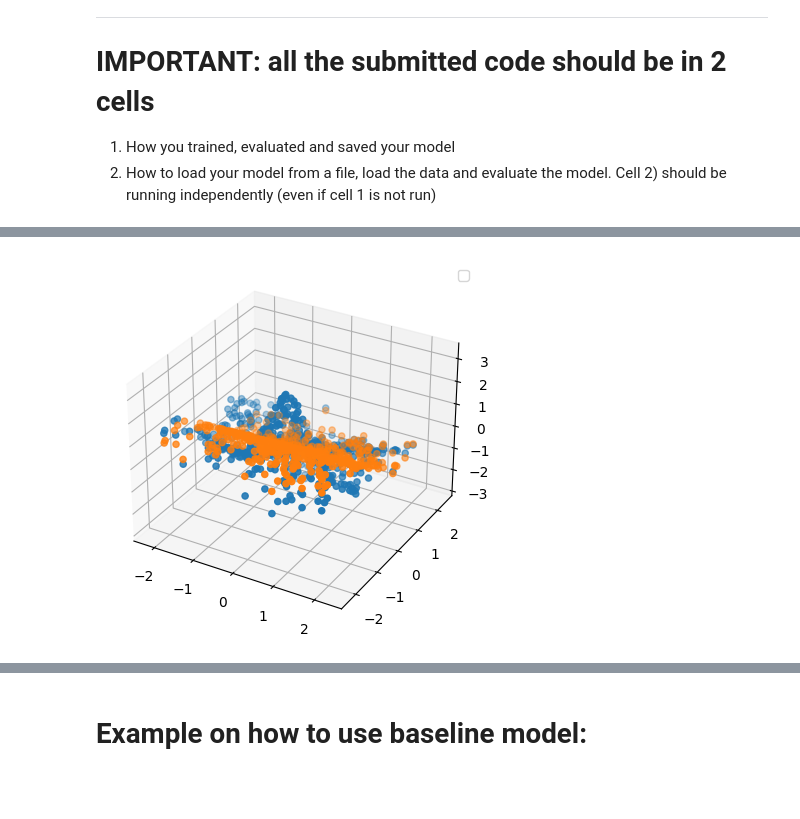
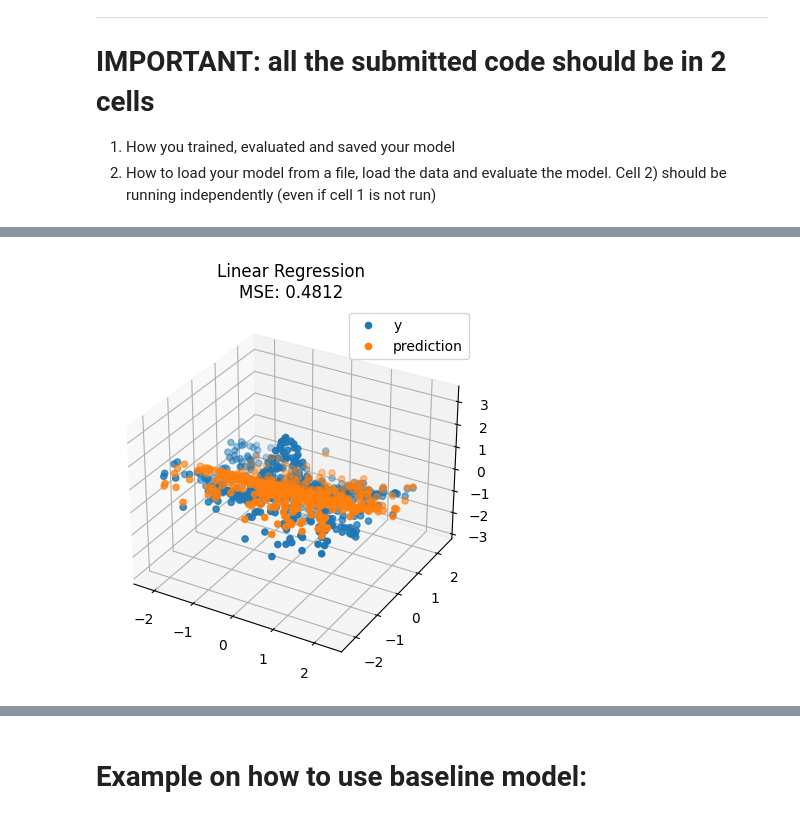
Before and after one commit to cerfedino/MachineLearning, a Jupyter notebook: Assignment 1 - Regression/deliverable/example.ipynb, the cells around one changed output, grey strips where cells are left out. Drawn from its saved outputs; the diff is of its cells as text; code cells hidden in the pictures; blank space fills up the shorter version.

```diff
--- a/Assignment 1 - Regression/deliverable/example.ipynb
+++ b/Assignment 1 - Regression/deliverable/example.ipynb
@@ -9,18 +9,17 @@ Student: Albert Cerfeda
 1) How you trained, evaluated and saved your model
 2) How to load your model from a file, load the data and evaluate the model. Cell 2) should be running independently (even if cell 1 is not run)
 # %%
-# Import libraries
 import io
 import requests
 import numpy as np
 import matplotlib.pyplot as plt # Library for plotting
 import pickle
 
-from sklearn.model_selection import train_test_split    # Function for splitting dataset into train and test
+from sklearn.model_selection import train_test_split
 from sklearn.preprocessing import PolynomialFeatures
 from sklearn.linear_model import LinearRegression
 from sklearn.linear_model import Ridge
-from sklearn.metrics import mean_squared_error          # Function to calculate the Mean Squared Error (our performance measure)
+from sklearn.metrics import mean_squared_error
 from tensorflow import keras
 from keras.callbacks import EarlyStopping
 from keras.models import Sequential
@@ -34,10 +33,7 @@ x = data.f.x
 y = data.f.y.reshape(-1,1)
 
 
-# T1
-# Use the family of models f(x, theta) = theta_0 + theta_1 * x_1 + theta_2 * x_2 + theta_3 * sin(x_2) + theta_4 * x_1 * x_2 to fit the data:
-# - Use the first 80% of the data for training and the remaining 20% for testing
-
+# T1 : Solving using sklearn.LinearRegression()
 # Split data into training data and test data
 # 0.7 means 70% of the data is used for training and 30% for testing
 # We shuffle the data to grant the independetly and identically distributed properties of the data
@@ -53,10 +49,6 @@ x_test  = test[:, 0:2]
 y_test  = test[:, -1]
 
 # 2 features - 5 parameters
-def linear_function(x, theta):
-    y = theta[0] + x[1]*theta[1] + x[2]*theta[2] + sin(x[2])*theta[3] + theta[4] * x[1] * x[2]
-    return y
-
 def compact_form(x):
     ones_vector = np.ones((x.shape[0],1))
     x = x.reshape(-1,2)
@@ -67,7 +59,7 @@ x_test_compact = compact_form(x_test)
 ## Solving using sklearn.LinearRegression()
 t1_d_linear_model = LinearRegression(fit_intercept=False)
 t1_d_linear_model.fit(x_train_compact, y_train)
-theta = t1_d_linear_model.coef_.T
+t1_theta = t1_d_linear_model.coef_.T
 ### Measure performance
 #### Train set
 t1_y_train_pred = t1_d_linear_model.predict(x_train_compact)
@@ -76,23 +68,33 @@ t1_y_train_mse = mean_squared_error(t1_y_train_pred, y_train)
 t1_y_test_pred = t1_d_linear_model.predict(x_test_compact)
 t1_y_test_mse = mean_squared_error(t1_y_test_pred, y_test)
 
-
+## Printing / plotting ecc
+print('train.shape :', train.shape)
+print('test.shape :', test.shape)
+print("\n\n== T1. LINEAR REGRESSION ==")
+print(f"MSE Train set:\t{t1_y_train_mse:.4f}")
+print(f"MSE Test set:\t{t1_y_test_mse:.4f}")
+print(f"Optimal theta:\t{t1_theta}")
 # plot results
 fig = plt.figure()
 interval = np.linspace(0, 2, 1000).reshape(1000,1)
 ax = plt.axes(projection='3d')
-ax.scatter3D(x_test[:,0], x_test[:,1], y_test)
-ax.scatter3D(x_test[:,0], x_test[:,1], t1_y_test_pred)
+ax.scatter3D(x_test[:,0], x_test[:,1], y_test, label="y")
+ax.scatter3D(x_test[:,0], x_test[:,1], t1_y_test_pred, label="prediction")
+plt.title('Linear Regression\nMSE: {:.4f}'.format(t1_y_test_mse))
 plt.legend()
 plt.show()
-fig.savefig('out/T1.predictions.png')
-
-print('train.shape :', train.shape)
-print('test.shape :', test.shape)
-print("== T1. LINEAR REGRESSION ==")
-print(f"MSE Train set:\t{t1_y_train_mse:.4f}")
-print(f"MSE Test set:\t{t1_y_test_mse:.4f}")
-print(f"Optimal theta:\t{theta}")
+fig.savefig('out/T1.predictions.png', bbox_inches='tight')
+for i in range((len(t1_theta))):
+    f = open(f"out/T1_theta_{i}.tex", "w")
+    f.write(f"{t1_theta[i]:.5f}")
+    f.close()
+f = open("out/T1_MSE_Train.tex", "w")
+f.write(f"{t1_y_train_mse:.5f}")
+f.close()
+f = open("out/T1_MSE_Test.tex", "w")
+f.write(f"{t1_y_test_mse:.5f}")
+f.close()
 
 pickle.dump(t1_d_linear_model, open("./out/model_T1_pickle", 'wb'))
 
@@ -100,18 +102,15 @@ pickle.dump(t1_d_linear_model, open("./out/model_T1_pickle", 'wb'))
 ######################################
 
 # T2 : Solving using PolynomialFeatures and Ridge regression
-
+# Fit a polynomial of degree 7 to the data
 pol_feat_high = PolynomialFeatures(degree=7, include_bias=False)
 x_train_compact_polynomial = pol_feat_high.fit_transform(x_train_compact)
 x_test_compact_polynomial = pol_feat_high.transform(x_test_compact)
-print('x_train_compact_polynomial.shape :', x_train_compact_polynomial.shape)
-print('x_train_compact.shape:', x_train_compact.shape)
 
 # Ridge regression
 t2_model = Ridge(alpha=1, fit_intercept=True)
 t2_model.fit(x_train_compact_polynomial, y_train)
 t2_theta = t2_model.coef_.T
-pickle.dump(t1_d_linear_model, open("./out/model_T2_ridge.pickle", 'wb'))
 
 ### Measure performance
 #### Train set
@@ -121,13 +120,33 @@ t2_y_train_mse = mean_squared_error(t2_y_train_pred, y_train)
 t2_y_test_pred = t2_model.predict(x_test_compact_polynomial)
 t2_y_test_mse = mean_squared_error(t2_y_test_pred, y_test)
 
+
+## Printing / plotting ecc
+print('x_train_compact_polynomial.shape :', x_train_compact_polynomial.shape)
+print('x_train_compact.shape:', x_train_compact.shape)
 print("\n== T2. Ridge ==")
 print(f"MSE Train set:\t{t2_y_train_mse:.2f}")
 print(f"MSE Test set:\t{t2_y_test_mse:.2f}")
-# print(f"Optimal theta:\t{t2_theta}")
+# plot results
+fig = plt.figure()
+interval = np.linspace(0, 2, 1000).reshape(1000,1)
+ax = plt.axes(projection='3d')
+ax.scatter3D(x_test[:,0], x_test[:,1], y_test, label="y")
+ax.scatter3D(x_test[:,0], x_test[:,1], t2_y_test_pred, label="prediction")
+plt.title('Ridge regression\nMSE: {:.4f}'.format(t2_y_test_mse))
+plt.legend()
+plt.show()
+fig.savefig('out/T2.predictions.png', bbox_inches='tight')
+f = open("out/T2_MSE_Train.tex", "w")
+f.write(f"{t2_y_train_mse:.5f}")
+f.close()
+f = open("out/T2_MSE_Test.tex", "w")
+f.write(f"{t2_y_test_mse:.5f}")
+f.close()
 
+pickle.dump(t1_d_linear_model, open("./out/model_T2_ridge.pickle", 'wb'))
 
-# T3 (Bonus)
+# T3 (Bonus) : Neural Network
 t3_NN = Sequential()
 t3_NN.add(Dense(64, activation='elu', input_dim = 2))
 t3_NN.add(Dense(64, activation='relu'))
@@ -151,13 +170,28 @@ t3_y_train_mse = mean_squared_error(t3_y_train_pred, t3_y_train)
 t3_y_test_pred = t3_NN.predict(x_test)
 t3_y_test_mse = mean_squared_error(t3_y_test_pred, y_test)
 
-pickle.dump(t3_NN, open("./out/model_T3_NN.pickle", 'wb'))
 
-
+## Printing / plotting ecc
 print("\n== T3. NN ==")
 print(f"MSE Train set:\t{t3_y_train_mse:.4f}")
 print(f"MSE Test set:\t{t3_y_test_mse:.4f}")
 # print(f"Optimal theta:\t{t2_theta}")
+# plot results
+fig = plt.figure()
+interval = np.linspace(0, 2, 1000).reshape(1000,1)
+ax = plt.axes(projection='3d')
+ax.scatter3D(x_test[:,0], x_test[:,1], y_test, label="y")
+ax.scatter3D(x_test[:,0], x_test[:,1], t3_y_test_pred, label="prediction")
+plt.title('NN\nMSE: {:.4f}'.format(t3_y_test_mse))
+plt.legend()
+plt.show()
+fig.savefig('out/T3.predictions.png', bbox_inches='tight')
+f = open("out/T3_MSE_Train.tex", "w")
+f.write(f"{t3_y_train_mse:.5f}")
+f.close()
+f = open("out/T3_MSE_Test.tex", "w")
+f.write(f"{t3_y_test_mse:.5f}")
+f.close()
 
-# print("Everything useful")
+pickle.dump(t3_NN, open("./out/model_T3_NN.pickle", 'wb'))
 # %% [output]
@@ -165 +206 @@ No artists with labels found to put in legend.  Note that artists whose label st
-[figure, old version]
+[figure, new version]
```
Also changed, not shown: parts of 2 cells of this notebook, 20 other files.
